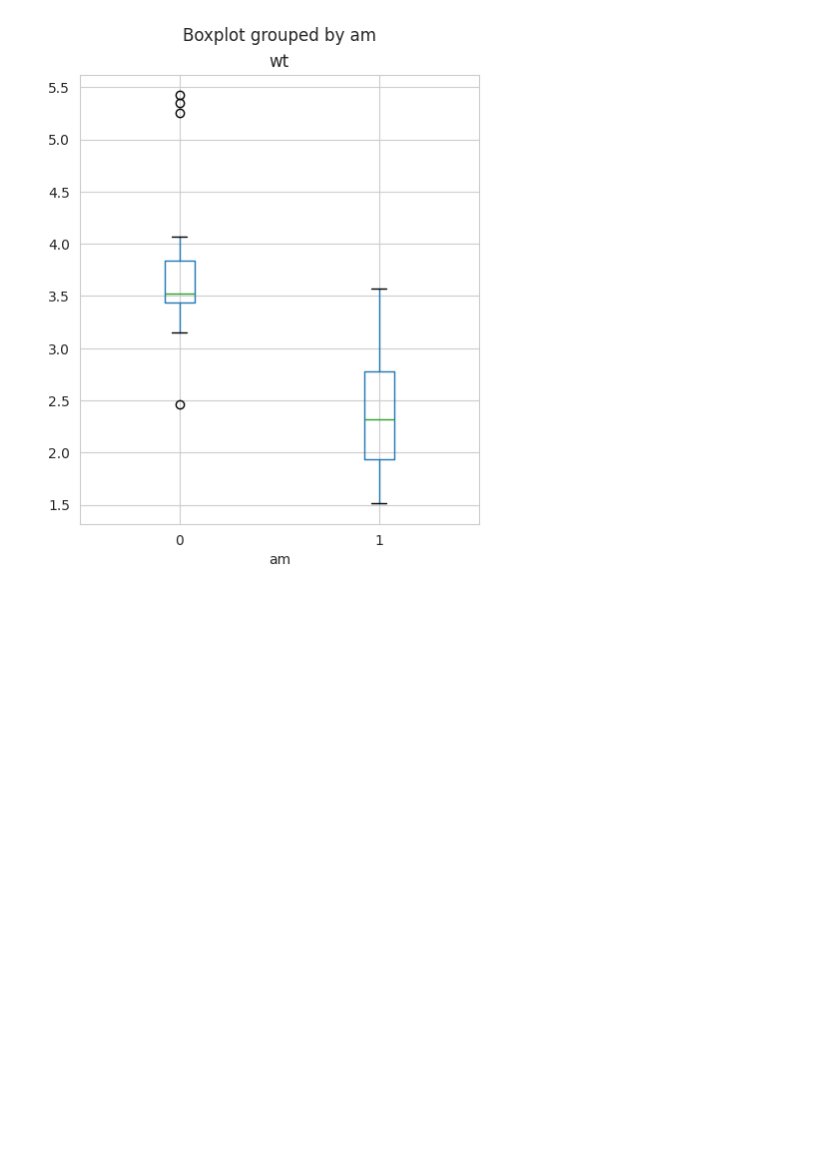
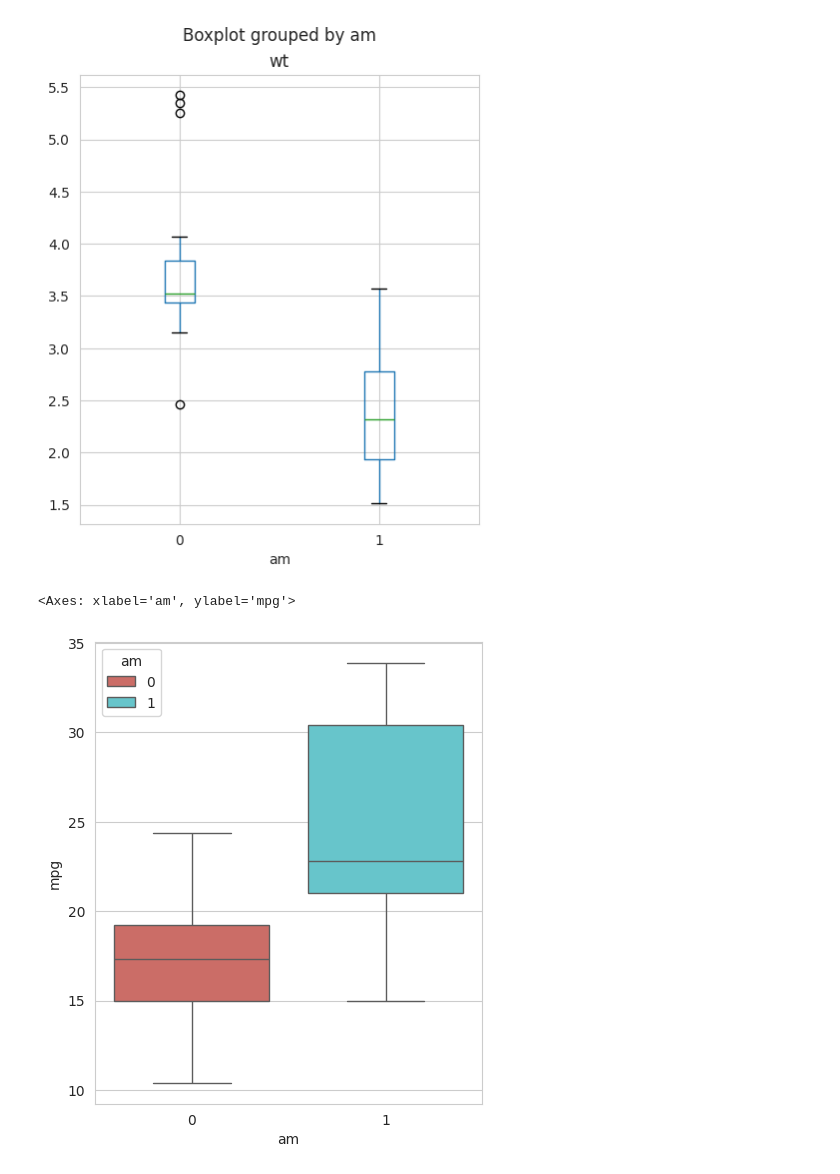
Before and after one commit to wanye71/Python-for-Data-Science-and-Machine-Learning, a Jupyter notebook: Data Visualization/Creating statistical data graphics in Seaborn.ipynb, the cells around one changed output. Saved outputs shown, nothing was run; the diff lists cells and outputs as text; code cells hidden in the pictures; blank space fills up the shorter version.

Commit message:
Creating Statistical Data Graphics in Seaborn

```diff
--- a/Data Visualization/Creating statistical data graphics in Seaborn.ipynb
+++ b/Data Visualization/Creating statistical data graphics in Seaborn.ipynb
@@ -233,3 +241,17 @@ cars.boxplot(column='wt', by='am')
 <Axes: title={'center': 'wt'}, xlabel='am'>
 [figure]
 [figure]
+# %%
+# Visualizing the distribution of a quantitative variable
+# (mpg) across different categories of a categorical variable
+# (am) using a box plot.
+
+# Displaying a box plot to showcase the distribution of miles
+# per gallon (mpg) for different categories of transmission
+# types (am), providing insights into the performance
+# differences between automatic and manual cars.
+sns.boxplot(x='am', y='mpg', data=cars, hue='am',
+            palette='hls')  # Creating a box plot
+# %% [output]
+<Axes: xlabel='am', ylabel='mpg'>
+[figure, added]
```
Also changed, not shown: parts of 5 cells of this notebook, 1 other file.
